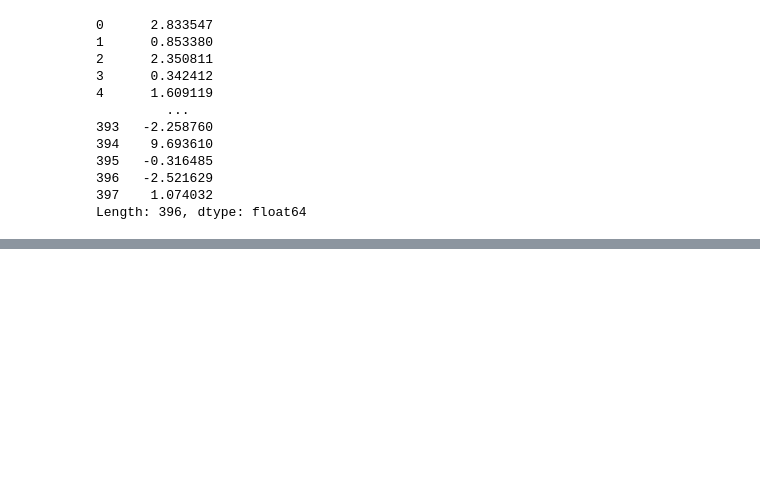
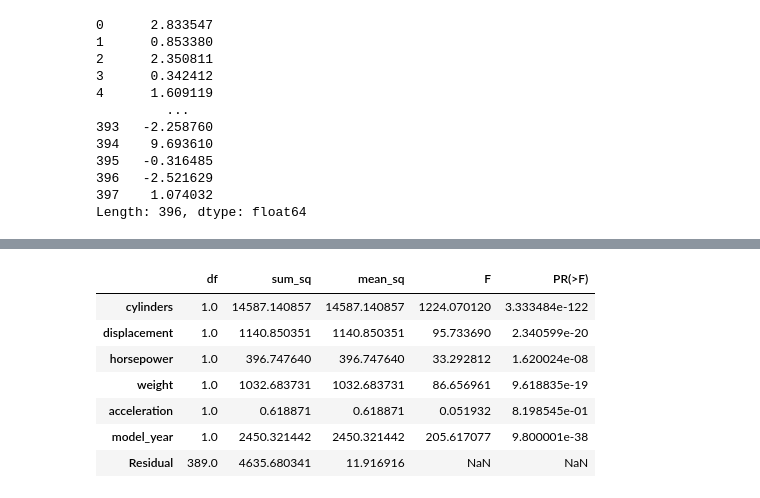
Before and after one commit to RiccardoDAndrea/Python-Crashkurs, a Jupyter notebook: Python_regression.ipynb, the cells around one changed output, grey strips where cells are left out. Saved outputs shown, nothing was run; the diff lists cells and outputs as text; code cells hidden in the pictures; blank space fills up the shorter version.

```diff
--- a/Python_regression.ipynb
+++ b/Python_regression.ipynb
@@ -381,8 +403,15 @@ plt.show()
 # %%
 from statsmodels.stats.anova import anova_lm
 
 # ANOVA-Test durchführen
-anova_results = anova_lm(model)  # Typ 2 ANOVA
-
-# Ergebnisse anzeigen
+anova_results = anova_lm(model_R)
 anova_results
+# %% [output]
+|  | df | sum_sq | mean_sq | F | PR(>F) |
+| cylinders | 1.0 | 14587.140857 | 14587.140857 | 1224.070120 | 3.333484e-122 |
+| displacement | 1.0 | 1140.850351 | 1140.850351 | 95.733690 | 2.340599e-20 |
+| horsepower | 1.0 | 396.747640 | 396.747640 | 33.292812 | 1.620024e-08 |
+| weight | 1.0 | 1032.683731 | 1032.683731 | 86.656961 | 9.618835e-19 |
+| acceleration | 1.0 | 0.618871 | 0.618871 | 0.051932 | 8.198545e-01 |
+| model_year | 1.0 | 2450.321442 | 2450.321442 | 205.617077 | 9.800001e-38 |
+| Residual | 389.0 | 4635.680341 | 11.916916 | NaN | NaN |
```
Also changed, not shown: parts of 36 cells of this notebook, 1 other file.
